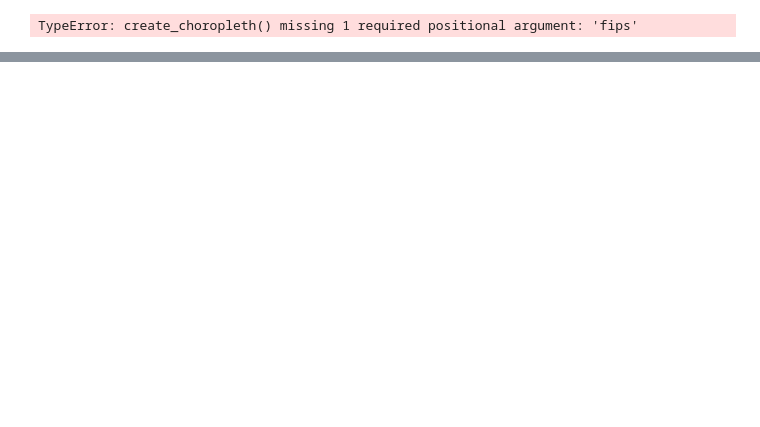
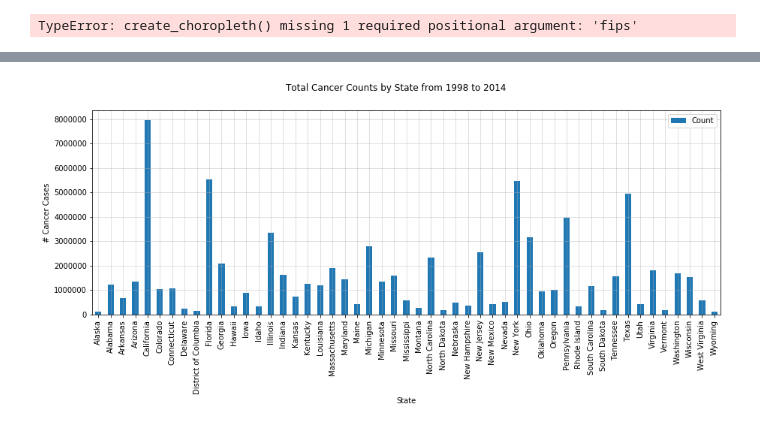
Before and after one commit to alyssflynn/project-1, a Jupyter notebook: Data_exploration_choropleths.ipynb, the cells around one changed output, grey strips where cells are left out. Drawn from its saved outputs; the diff is of its cells as text; code cells hidden in the pictures; blank space fills up the shorter version.

```diff
--- a/Data_exploration_choropleths.ipynb
+++ b/Data_exploration_choropleths.ipynb
@@ -295,0 +333,20 @@ py.iplot( fig, filename='d3-cloropleth-map' )
+# %%
+# Read in csvs as dataframes
+df_cancer_1998_2008 = pd.read_csv("raw_data/state_yearly_monthly_cancer_statistics_1999_to_2008.csv")
+df_cancer_2009_2014 = pd.read_csv("raw_data/state_yearly_monthly_cancer_statistics_2009_to_2014.csv")
+
+# Remove lines without data
+df_cancer_1998_2008 = df_cancer_1998_2008.loc[df_cancer_1998_2008["State"].isin(reverse_state_abbrev)]
+df_cancer_2009_2014 = df_cancer_2009_2014.loc[df_cancer_2009_2014["State"].isin(reverse_state_abbrev)]
+
+# Combine dataframes
+df_cancer_1998_2014 = df_cancer_1998_2008.append(df_cancer_2009_2014, ignore_index=True)
+
+# Add column with state abbreviation for making choropleth
+df_cancer_1998_2014["State Abbreviation"] = df_cancer_1998_2014["State"].apply(lambda x: reverse_state_abbrev[x])
+
+# Change numeric dtypes
+df_cancer_1998_2014[['State Code', 'Year', 'Year Code', 'Count']\
+                   ] = df_cancer_1998_2014[['State Code', 'Year', 'Year Code', 'Count']].astype(int)
+
+df_cancer_1998_2014.head()
@@ -295,0 +360,5 @@ py.iplot( fig, filename='d3-cloropleth-map' )
+# %%
+# Group data by state
+cancer_by_state = df_cancer_1998_2014.groupby(['State Abbreviation','State'])[['Count']].sum()
+cancer_by_state = cancer_by_state.reset_index('State Abbreviation')
+cancer_by_state_state_state.head()
@@ -295,0 +373,8 @@ py.iplot( fig, filename='d3-cloropleth-map' )
+# %%
+# Plot total number of cancer cases by state
+cancer_by_state.plot(kind='bar', figsize=[15,5])
+plt.suptitle("Total Cancer Counts by State from 1998 to 2014")
+plt.ylabel('# Cancer Cases')
+plt.grid(alpha=0.5)
+# %% [output]
+[figure, added]
```
Also changed, not shown: parts of 13 cells of this notebook, 1 other file.
